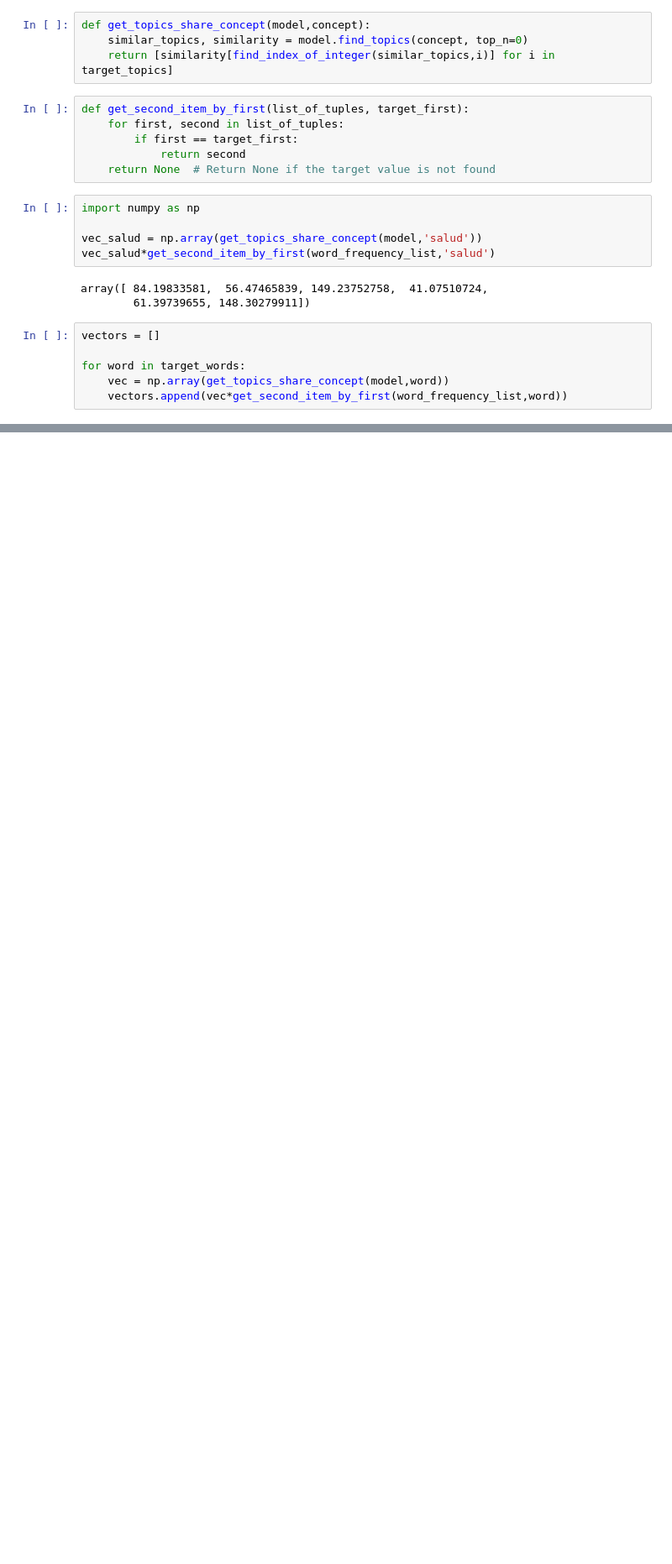
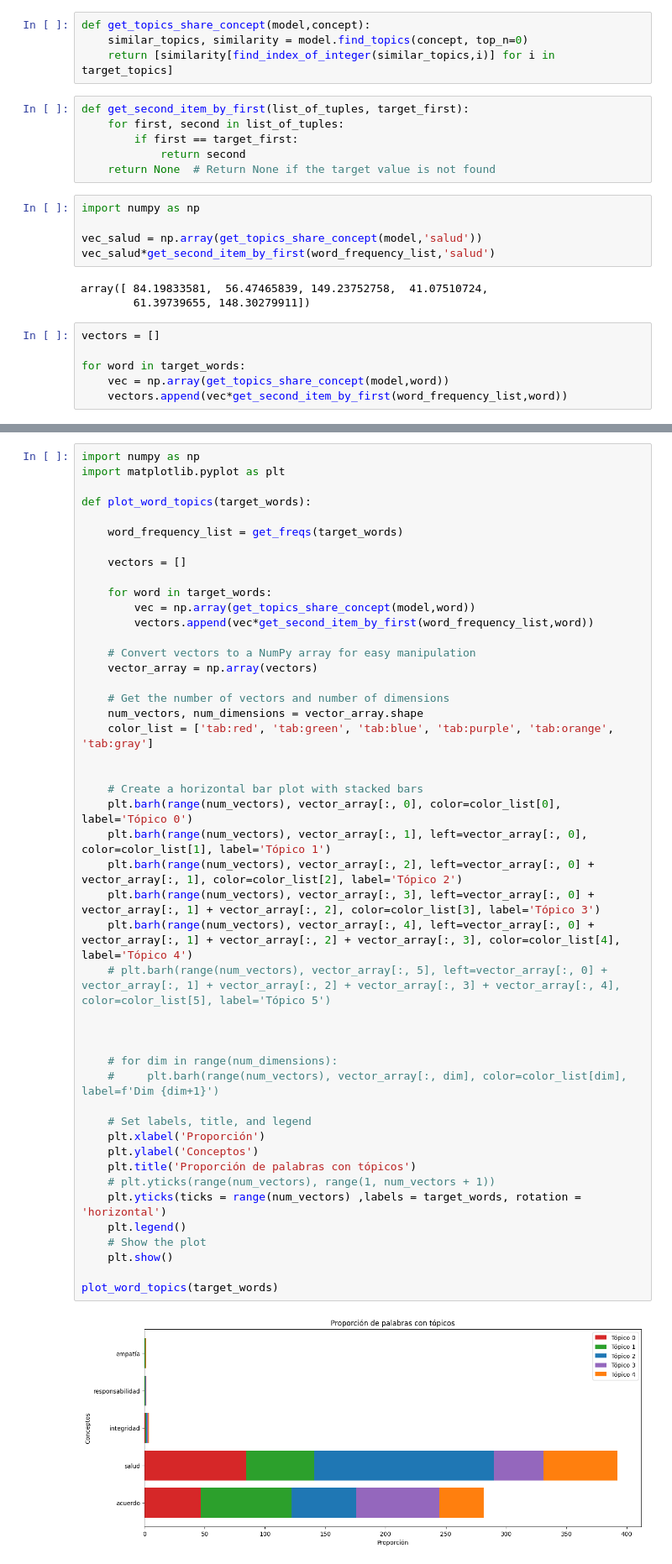
Before and after one commit to camilocarvajalreyes/ethicapp-nlp, a Jupyter notebook: topic-modelling/BT_topic_samples_adela.ipynb, the cells around one changed output, grey strips where cells are left out. Shown at 84% size. Cells and saved outputs as stored; diff of their text form; blank space fills up the shorter version.

```diff
--- a/topic-modelling/BT_topic_samples_adela.ipynb
+++ b/topic-modelling/BT_topic_samples_adela.ipynb
@@ -357,0 +371,48 @@ plt.show()
+# %%
+import numpy as np
+import matplotlib.pyplot as plt
+
+def plot_word_topics(target_words):
+
+    word_frequency_list = get_freqs(target_words)
+
+    vectors = []
+
+    for word in target_words:
+        vec = np.array(get_topics_share_concept(model,word))
+        vectors.append(vec*get_second_item_by_first(word_frequency_list,word))
+
+    # Convert vectors to a NumPy array for easy manipulation
+    vector_array = np.array(vectors)
+
+    # Get the number of vectors and number of dimensions
+    num_vectors, num_dimensions = vector_array.shape
+    color_list = ['tab:red', 'tab:green', 'tab:blue', 'tab:purple', 'tab:orange', 'tab:gray']
+
+
+    # Create a horizontal bar plot with stacked bars
+    plt.barh(range(num_vectors), vector_array[:, 0], color=color_list[0], label='Tópico 0')
+    plt.barh(range(num_vectors), vector_array[:, 1], left=vector_array[:, 0], color=color_list[1], label='Tópico 1')
+    plt.barh(range(num_vectors), vector_array[:, 2], left=vector_array[:, 0] + vector_array[:, 1], color=color_list[2], label='Tópico 2')
+    plt.barh(range(num_vectors), vector_array[:, 3], left=vector_array[:, 0] + vector_array[:, 1] + vector_array[:, 2], color=color_list[3], label='Tópico 3')
+    plt.barh(range(num_vectors), vector_array[:, 4], left=vector_array[:, 0] + vector_array[:, 1] + vector_array[:, 2] + vector_array[:, 3], color=color_list[4], label='Tópico 4')
+    # plt.barh(range(num_vectors), vector_array[:, 5], left=vector_array[:, 0] + vector_array[:, 1] + vector_array[:, 2] + vector_array[:, 3] + vector_array[:, 4], color=color_list[5], label='Tópico 5')
+
+
+
+    # for dim in range(num_dimensions):
+    #     plt.barh(range(num_vectors), vector_array[:, dim], color=color_list[dim], label=f'Dim {dim+1}')
+
+    # Set labels, title, and legend
+    plt.xlabel('Proporción')
+    plt.ylabel('Conceptos')
+    plt.title('Proporción de palabras con tópicos')
+    # plt.yticks(range(num_vectors), range(1, num_vectors + 1))
+    plt.yticks(ticks = range(num_vectors) ,labels = target_words, rotation = 'horizontal')
+    plt.legend()
+    # Show the plot
+    plt.show()
+
+plot_word_topics(target_words)
+# %% [output]
+[figure, added]
```
Also changed, not shown: parts of 21 cells of this notebook.
